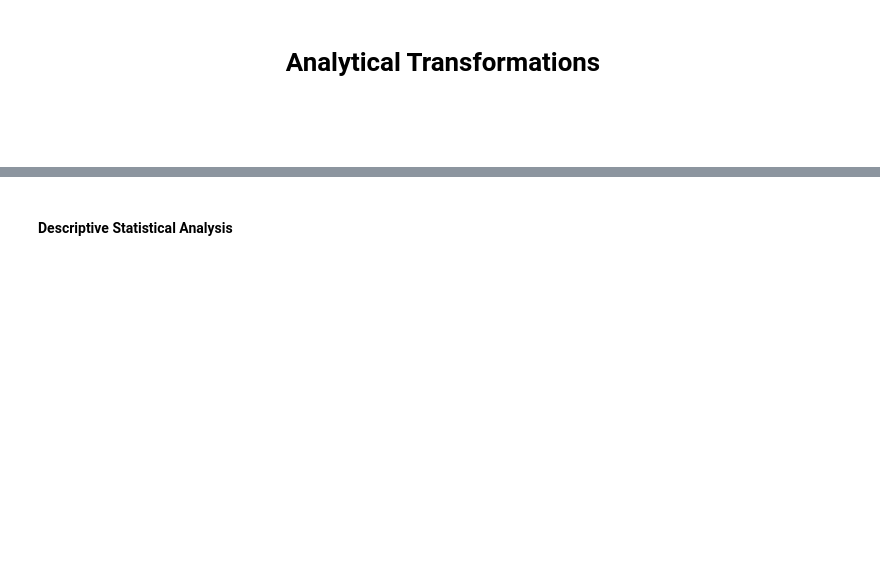
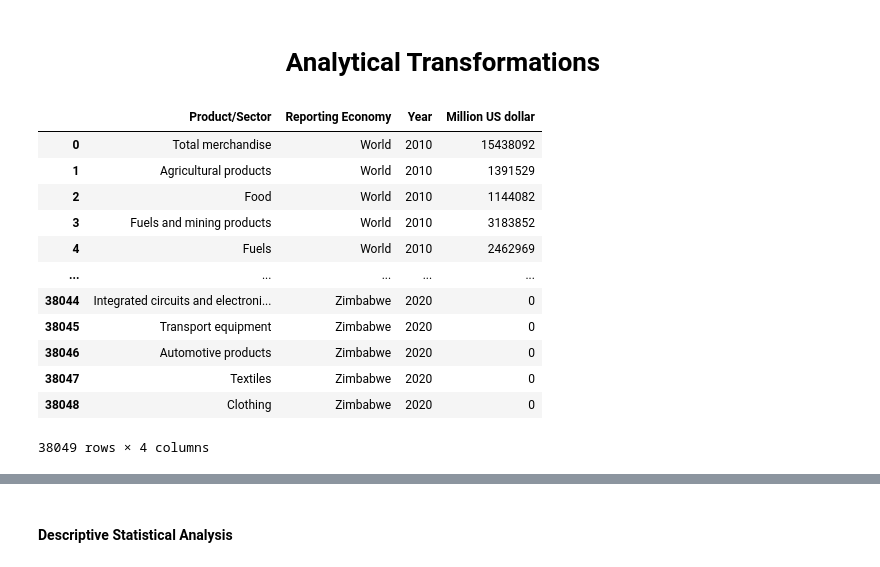
Before and after one commit to kesnel/ayiti-analytics-capstone-project, a Jupyter notebook: EDA.ipynb, the cells around one changed output, grey strips where cells are left out. Cells and saved outputs as stored; diff of their text form; code cells hidden in the pictures; blank space fills up the shorter version.

```diff
--- a/EDA.ipynb
+++ b/EDA.ipynb
@@ -486,5 +486,26 @@ Name: Product/Sector, dtype: int64
 <br><br>
 # %% [markdown]
 <h1 align="center"> Analytical Transformations </h1>
+# %%
+# Melt the Dataframe
+df_melt = pd.melt(frame=df,
+                  id_vars=['Product/Sector','Reporting Economy'],
+                  var_name='Year',
+                  value_name="Million US dollar")
+df_melt
+# %% [output]
+|  | Product/Sector | Reporting Economy | Year | Million US dollar |
+| 0 | Total merchandise | World | 2010 | 15438092 |
+| 1 | Agricultural products | World | 2010 | 1391529 |
+| 2 | Food | World | 2010 | 1144082 |
+| 3 | Fuels and mining products | World | 2010 | 3183852 |
+| 4 | Fuels | World | 2010 | 2462969 |
+| ... | ... | ... | ... | ... |
+| 38044 | Integrated circuits and electroni... | Zimbabwe | 2020 | 0 |
+| 38045 | Transport equipment | Zimbabwe | 2020 | 0 |
+| 38046 | Automotive products | Zimbabwe | 2020 | 0 |
+| 38047 | Textiles | Zimbabwe | 2020 | 0 |
+| 38048 | Clothing | Zimbabwe | 2020 | 0 |
+38049 rows × 4 columns
 # %%
 # Perform any transformation on the columns in the dataset to enable further analysis.
@@ -497,2 +512,0 @@ Name: Product/Sector, dtype: int64
-# %% [markdown]
-<br><br>
```
Also changed, not shown: parts of 12 cells of this notebook.
